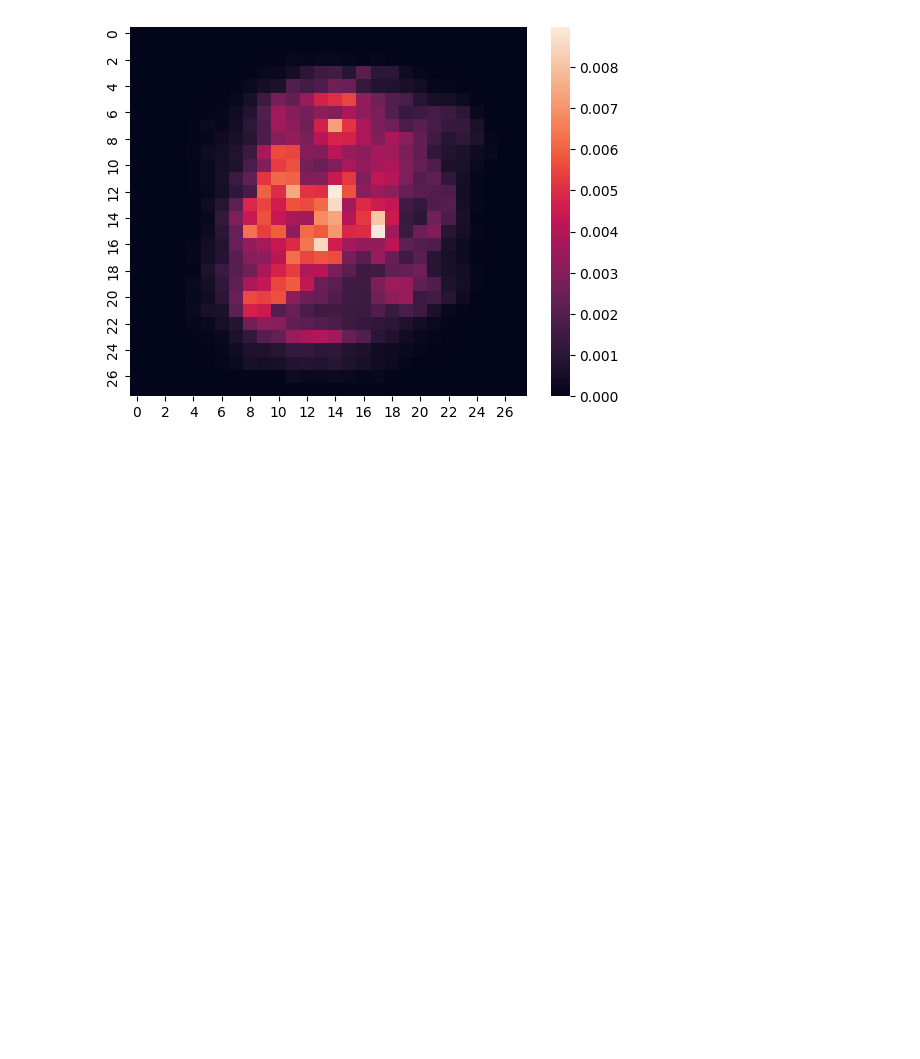
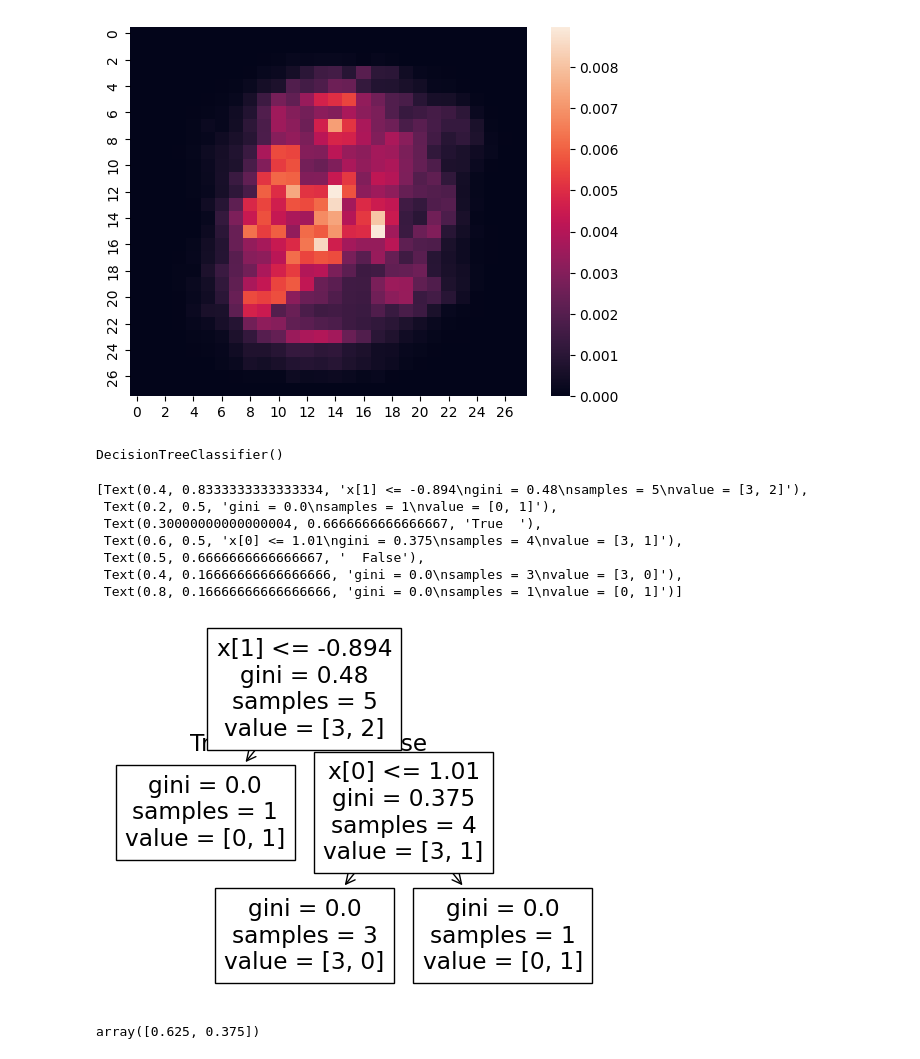
Before and after one commit to rudratailor1836/Machine-Learning, a Jupyter notebook: Feature-Engineering/feature-importance-code-in-sklearn.ipynb, the cells around one changed output. Drawn from its saved outputs; the diff is of its cells as text; code cells hidden in the pictures; blank space fills up the shorter version.

Commit message:
added csv file and maths beshind feature_importance_

```diff
--- a/Feature-Engineering/feature-importance-code-in-sklearn.ipynb
+++ b/Feature-Engineering/feature-importance-code-in-sklearn.ipynb
@@ -67,0 +74,25 @@ sns.heatmap(rf.feature_importances_.reshape(28,28))
+# %%
+X,y = make_classification(n_samples=5,n_classes=2, n_features=2, n_informative=2, n_redundant=0,
+                          random_state=0)
+# %%
+clf = DecisionTreeClassifier()
+
+clf.fit(X,y)
+# %% [output]
+DecisionTreeClassifier()
+# %%
+from sklearn.tree import plot_tree
+plot_tree(clf)
+# %% [output]
+[Text(0.4, 0.8333333333333334, 'x[1] <= -0.894\ngini = 0.48\nsamples = 5\nvalue = [3, 2]'),
+ Text(0.2, 0.5, 'gini = 0.0\nsamples = 1\nvalue = [0, 1]'),
+ Text(0.30000000000000004, 0.6666666666666667, 'True  '),
+ Text(0.6, 0.5, 'x[0] <= 1.01\ngini = 0.375\nsamples = 4\nvalue = [3, 1]'),
+ Text(0.5, 0.6666666666666667, '  False'),
+ Text(0.4, 0.16666666666666666, 'gini = 0.0\nsamples = 3\nvalue = [3, 0]'),
+ Text(0.8, 0.16666666666666666, 'gini = 0.0\nsamples = 1\nvalue = [0, 1]')]
+[figure, added]
+# %%
+clf.feature_importances_
+# %% [output]
+array([0.625, 0.375])
```
Also changed, not shown: parts of 5 cells of this notebook, 1 other file.
